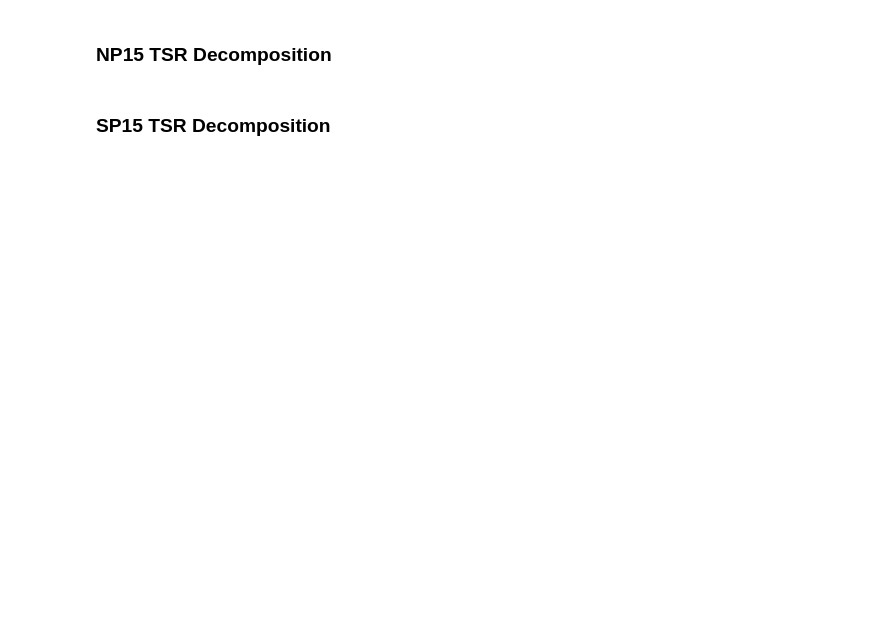
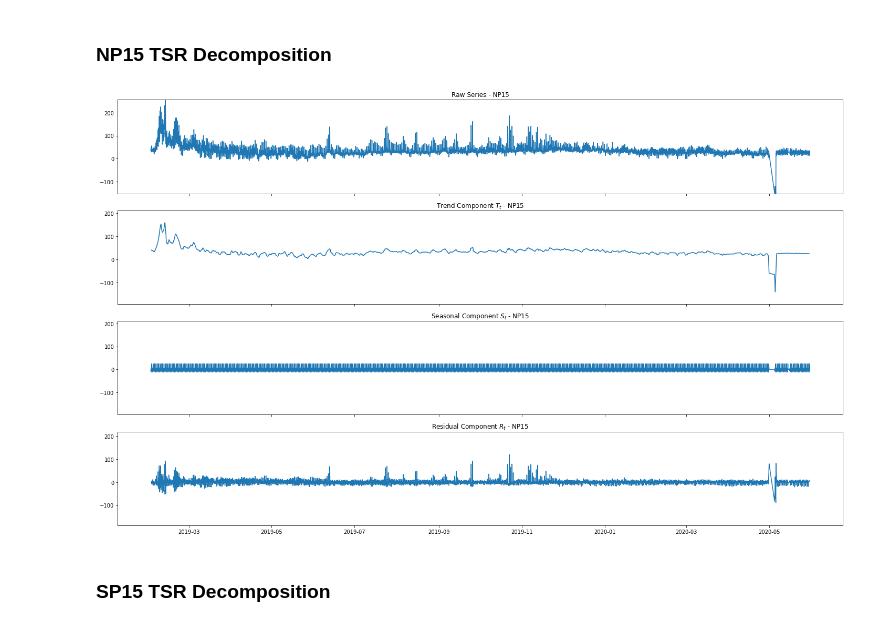
Before and after one commit to Morgan-Sell/caiso-price-forecast, a Jupyter notebook: arima.ipynb, the cells around one changed output. Saved outputs shown, nothing was run; the diff lists cells and outputs as text; code cells hidden in the pictures; blank space fills up the shorter version.

```diff
--- a/arima.ipynb
+++ b/arima.ipynb
@@ -52,28 +119,32 @@ zp26_lmp = caiso['$_MWH_zp26']
 # %%
-np15_decomp = sm.tsa.seasonal_decompose(np15_lmp)
-sp15_decomp = sm.tsa.seasonal_decompose(sp15_lmp)
-zp26_decomp = sm.tsa.seasonal_decompose(zp26_lmp)
+
+np15_decomp = sm.tsa.seasonal_decompose(np15_lmp, freq=24)
+sp15_decomp = sm.tsa.seasonal_decompose(sp15_lmp, freq=30)
+zp26_decomp = sm.tsa.seasonal_decompose(caiso['$_MWH_zp26'], freq=30)
 # %%
-def plot_shared_yscales(axs, x, ys, titles):
+def plot_shared_yscales(axs, x, ys, titles, hub_name):
     ymiddles =  [ (y.max()+y.min())/2 for y in ys ]
     yrange = max( (y.max()-y.min())/2 for y in ys )
     for ax, y, title, ymiddle in zip(axs, ys, titles, ymiddles):
         ax.plot(x, y)
-        ax.set_title(title)
+        ax.set_title(f"{title} - {hub_name}")
         ax.set_ylim((ymiddle-yrange, ymiddle+yrange))
 
 
-def plot_seasonal_decomposition(axs, series, sd):
+def plot_seasonal_decomposition(axs, series, sd, hub_name):
     plot_shared_yscales(axs,
                         series.index,
                         [series, sd.trend, sd.seasonal, sd.resid],
-                        ["Raw Series", "Trend Component $T_t$", "Seasonal Component $S_t$", "Residual Component $R_t$"])
+                        ["Raw Series", "Trend Component $T_t$", "Seasonal Component $S_t$", "Residual Component $R_t$"],
+                        hub_name)
 # %% [markdown]
 ### NP15 TSR Decomposition
 # %%
-fig, axs = plt.subplots(4, figsize(15,12), sharex=True)
-plot_seasonal_decomposition(axs, np15_lmp, np15_decomp)
+fig, axs = plt.subplots(4, figsize=(20,12), sharex=True)
+plot_seasonal_decomposition(axs, np15_lmp, np15_decomp, "NP15")
 plt.tight_layout()
+# %% [output]
+[figure, added]
 # %% [markdown]
 ### SP15 TSR Decomposition
 # %%
```
Also changed, not shown: parts of 21 cells of this notebook.
